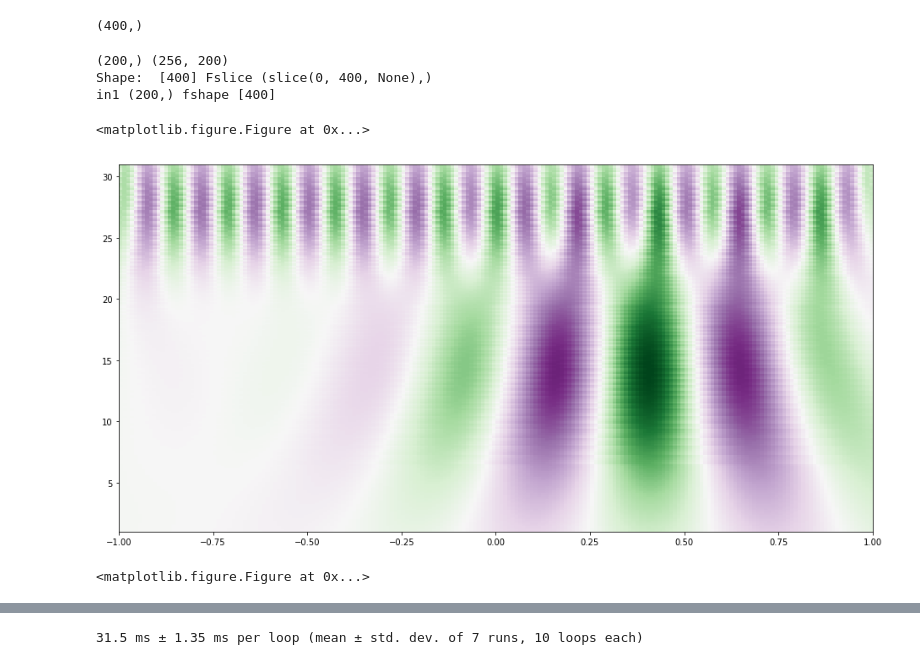
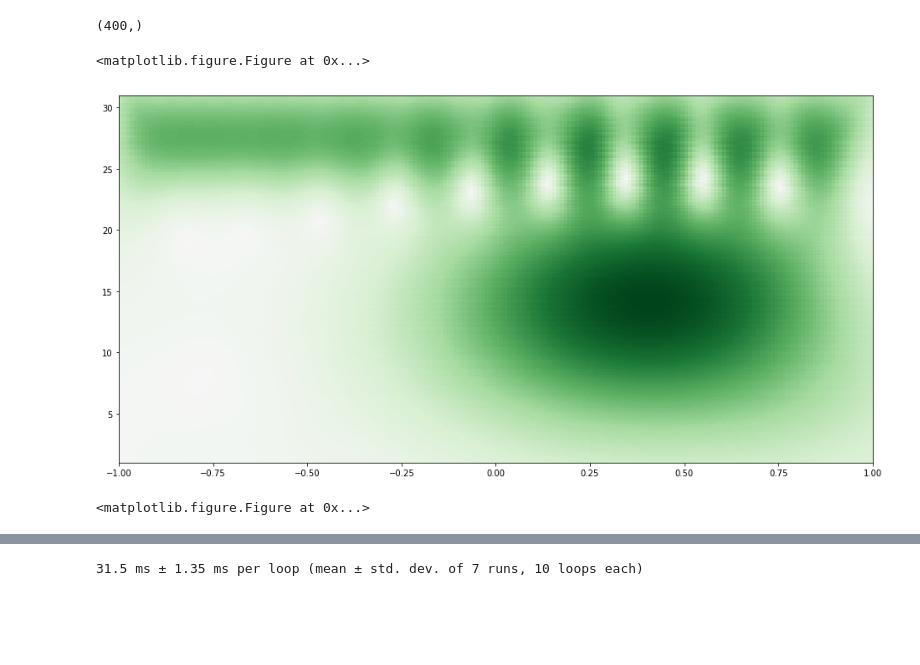
Before and after one commit to xkortex/SigFlux, a Jupyter notebook: devnb/test_wavelets.ipynb, the cells around one changed output, grey strips where cells are left out. Drawn from its saved outputs; the diff is of its cells as text; code cells hidden in the pictures; blank space fills up the shorter version.

```diff
--- a/devnb/test_wavelets.ipynb
+++ b/devnb/test_wavelets.ipynb
@@ -299,8 +299,10 @@ def turbo_cwt(data, wavelet, widths, mode='same', complex_result=True):
 #     print(in1.shape, in2.shape)
 #     print('Shape: ', shape, 'Fslice', fslice)
 
-    fftn = sp.fftpack.fftn
-    ifftn = sp.fftpack.ifftn
+#     fftn = sp.fftpack.fftn
+#     ifftn = sp.fftpack.ifftn
+    fftn = np.fft.fftn
+    ifftn = np.fft.ifftn
 
     # Speed up FFT by padding to optimal size for FFTPACK
     fshape = [sp.fftpack.helper.next_fast_len(int(d)) for d in shape]
@@ -321,16 +323,13 @@ def turbo_cwt(data, wavelet, widths, mode='same', complex_result=True):
                          " 'same', or 'full'.")
 # %%
 # old_cw = np.real(signal.cwt(sig, signal.ricker, widths))
-cw = np.real(turbo_cwt(sig, signal.ricker, widths))
+cw = np.abs(turbo_cwt(sig, cwtlets.hatlet, widths))
 plt.imshow(cw, extent=[-1, 1, 1, 31], cmap='PRGn', aspect='auto',
             vmax=abs(cw).max(), vmin=-abs(cw).max())
 plt.figure()
 # plt.imshow(old_cw, extent=[-1, 1, 1, 31], cmap='PRGn', aspect='auto',
 #             vmax=abs(cw).max(), vmin=-abs(cw).max())
 # %% [output]
-(200,) (256, 200)
-Shape:  [400] Fslice (slice(0, 400, None),)
-in1 (200,) fshape [400]
+<matplotlib.figure.Figure at 0x...>
+[figure, new version]
 <matplotlib.figure.Figure at 0x...>
-[figure, old version]
-<matplotlib.figure.Figure at 0x...>
```
Also changed, not shown: parts of 14 cells of this notebook, 4 other files.
